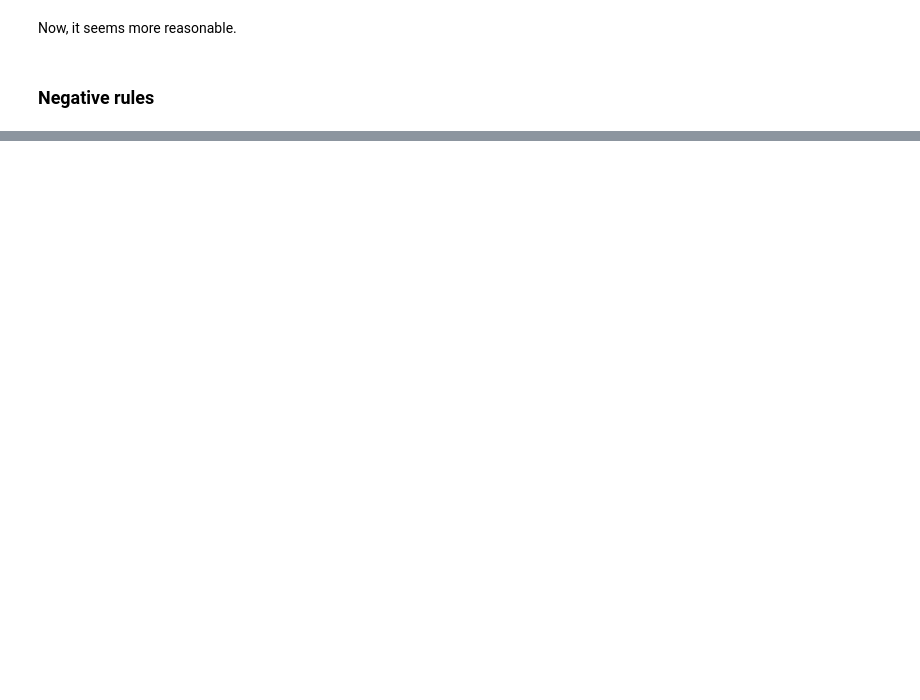
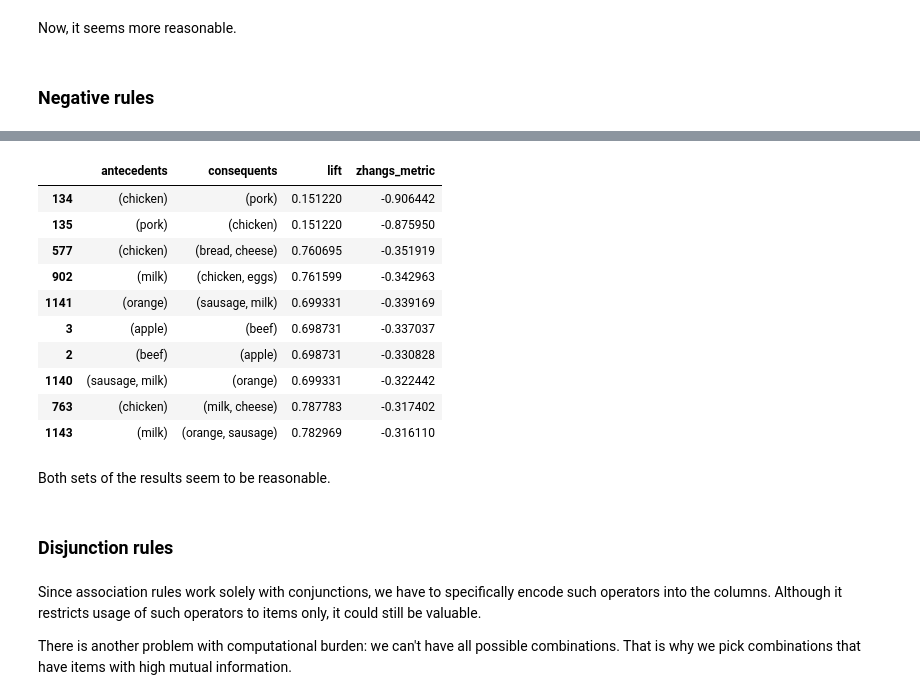
Before and after one commit to AndrewChmutov/information-retrieval.uni, a Jupyter notebook: lab6/Lab6IR.ipynb, the cells around one changed output, grey strips where cells are left out. Drawn from its saved outputs; the diff is of its cells as text; code cells hidden in the pictures; blank space fills up the shorter version.

```diff
--- a/lab6/Lab6IR.ipynb
+++ b/lab6/Lab6IR.ipynb
@@ -170,0 +160,22 @@ rules.loc[(rules["lift"] < 1), ["antecedents", "consequents", "lift", "confidenc
+# %%
+negative(df, 0.01, "zhangs_metric", -1, 1)[["antecedents", "consequents", "lift", "zhangs_metric"]].head(10)
+# %% [output]
+|  | antecedents | consequents | lift | zhangs_metric |
+| 134 | (chicken) | (pork) | 0.151220 | -0.906442 |
+| 135 | (pork) | (chicken) | 0.151220 | -0.875950 |
+| 577 | (chicken) | (bread, cheese) | 0.760695 | -0.351919 |
+| 902 | (milk) | (chicken, eggs) | 0.761599 | -0.342963 |
+| 1141 | (orange) | (sausage, milk) | 0.699331 | -0.339169 |
+| 3 | (apple) | (beef) | 0.698731 | -0.337037 |
+| 2 | (beef) | (apple) | 0.698731 | -0.330828 |
+| 1140 | (sausage, milk) | (orange) | 0.699331 | -0.322442 |
+| 763 | (chicken) | (milk, cheese) | 0.787783 | -0.317402 |
+| 1143 | (milk) | (orange, sausage) | 0.782969 | -0.316110 |
+# %% [markdown]
+Both sets of the results seem to be reasonable.
+# %% [markdown]
+### Disjunction rules
+# %% [markdown]
+Since association rules work solely with conjunctions, we have to specifically encode such operators into the columns. Although it restricts usage of such operators to items only, it could still be valuable.
+
+There is another problem with computational burden: we can't have all possible combinations. That is why we pick combinations that have items with high mutual information.
```
Also changed, not shown: parts of 15 cells of this notebook.
